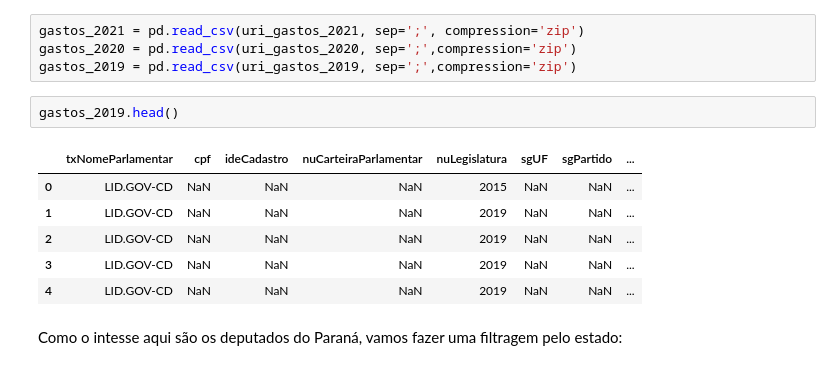
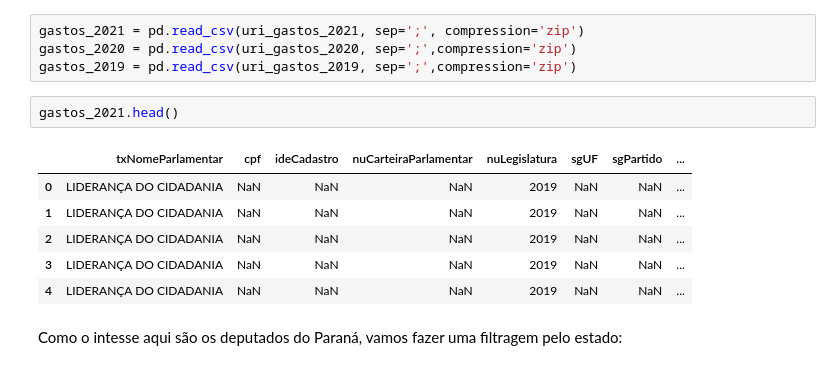
Before and after one commit to ConradBitt/Analise_gasto_parlamentar, a Jupyter notebook: Análise do Custo de Deputados Federais do Paraná.ipynb, the cells around one changed output. Saved outputs shown, nothing was run; the diff lists cells and outputs as text.

```diff
--- a/Análise do Custo de Deputados Federais do Paraná.ipynb
+++ b/Análise do Custo de Deputados Federais do Paraná.ipynb
@@ -19,14 +20,14 @@ gastos_2021 = pd.read_csv(uri_gastos_2021, sep=';', compression='zip')
 gastos_2020 = pd.read_csv(uri_gastos_2020, sep=';',compression='zip')
 gastos_2019 = pd.read_csv(uri_gastos_2019, sep=';',compression='zip')
 # %%
-gastos_2019.head()
+gastos_2021.head()
 # %% [output]
 |  | txNomeParlamentar | cpf | ideCadastro | nuCarteiraParlamentar | nuLegislatura | sgUF | sgPartido | ... |
-| 0 | LID.GOV-CD | NaN | NaN | NaN | 2015 | NaN | NaN | ... |
-| 1 | LID.GOV-CD | NaN | NaN | NaN | 2019 | NaN | NaN | ... |
-| 2 | LID.GOV-CD | NaN | NaN | NaN | 2019 | NaN | NaN | ... |
-| 3 | LID.GOV-CD | NaN | NaN | NaN | 2019 | NaN | NaN | ... |
-| 4 | LID.GOV-CD | NaN | NaN | NaN | 2019 | NaN | NaN | ... |
+| 0 | LIDERANÇA DO CIDADANIA | NaN | NaN | NaN | 2019 | NaN | NaN | ... |
+| 1 | LIDERANÇA DO CIDADANIA | NaN | NaN | NaN | 2019 | NaN | NaN | ... |
+| 2 | LIDERANÇA DO CIDADANIA | NaN | NaN | NaN | 2019 | NaN | NaN | ... |
+| 3 | LIDERANÇA DO CIDADANIA | NaN | NaN | NaN | 2019 | NaN | NaN | ... |
+| 4 | LIDERANÇA DO CIDADANIA | NaN | NaN | NaN | 2019 | NaN | NaN | ... |
 # %% [markdown]
 Como o intesse aqui são os deputados do Paraná, vamos fazer uma filtragem pelo estado:
 # %%
```
Also changed, not shown: parts of 10 cells of this notebook.
